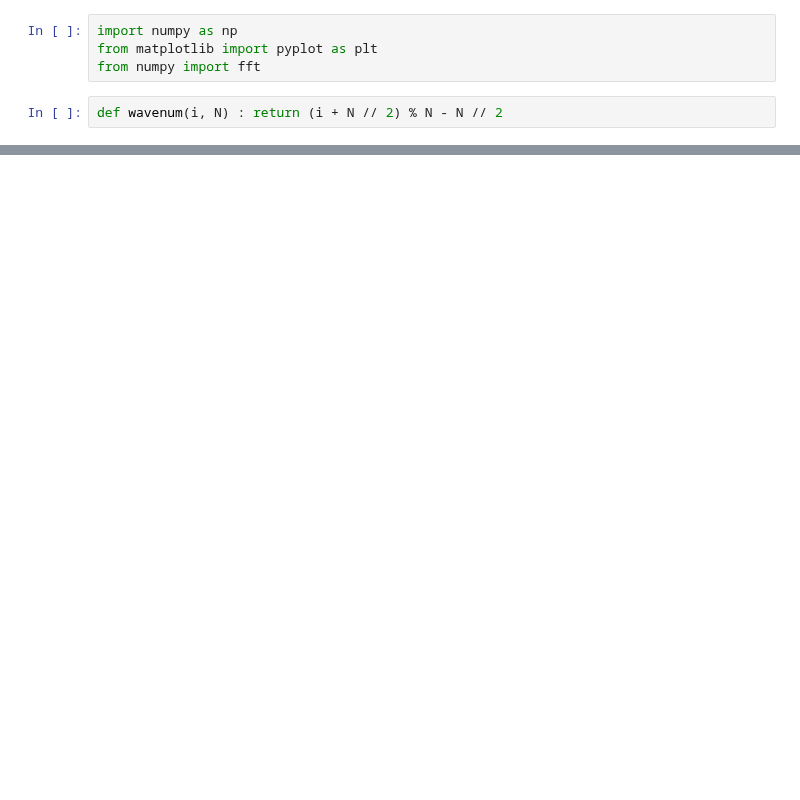
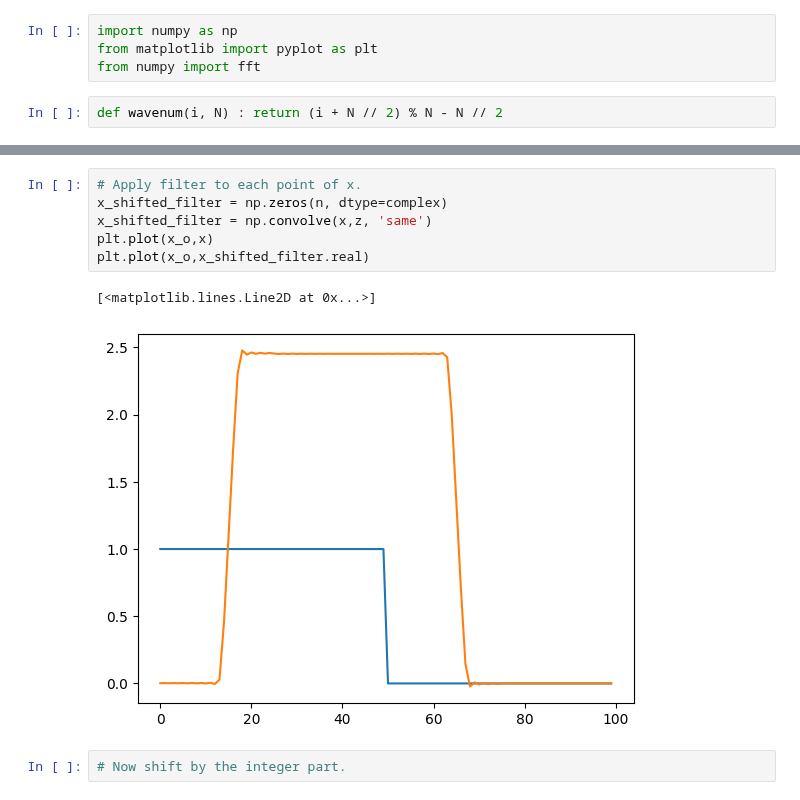
Before and after one commit to DylanReidRamelli/Bachelor-Project-2023, a Jupyter notebook: notebook/direct_convolution.ipynb, the cells around one changed output, grey strips where cells are left out. Cells and saved outputs as stored; diff of their text form; blank space fills up the shorter version.

```diff
--- a/notebook/direct_convolution.ipynb
+++ b/notebook/direct_convolution.ipynb
@@ -151,0 +61,11 @@ plt.plot(x,x_shifted_filter)
+# %%
+# Apply filter to each point of x.
+x_shifted_filter = np.zeros(n, dtype=complex)
+x_shifted_filter = np.convolve(x,z, 'same')
+plt.plot(x_o,x)
+plt.plot(x_o,x_shifted_filter.real)
+# %% [output]
+[<matplotlib.lines.Line2D at 0x...>]
+[figure, added]
+# %%
+# Now shift by the integer part.
```
Also changed, not shown: parts of 9 cells of this notebook, 6 other files.
